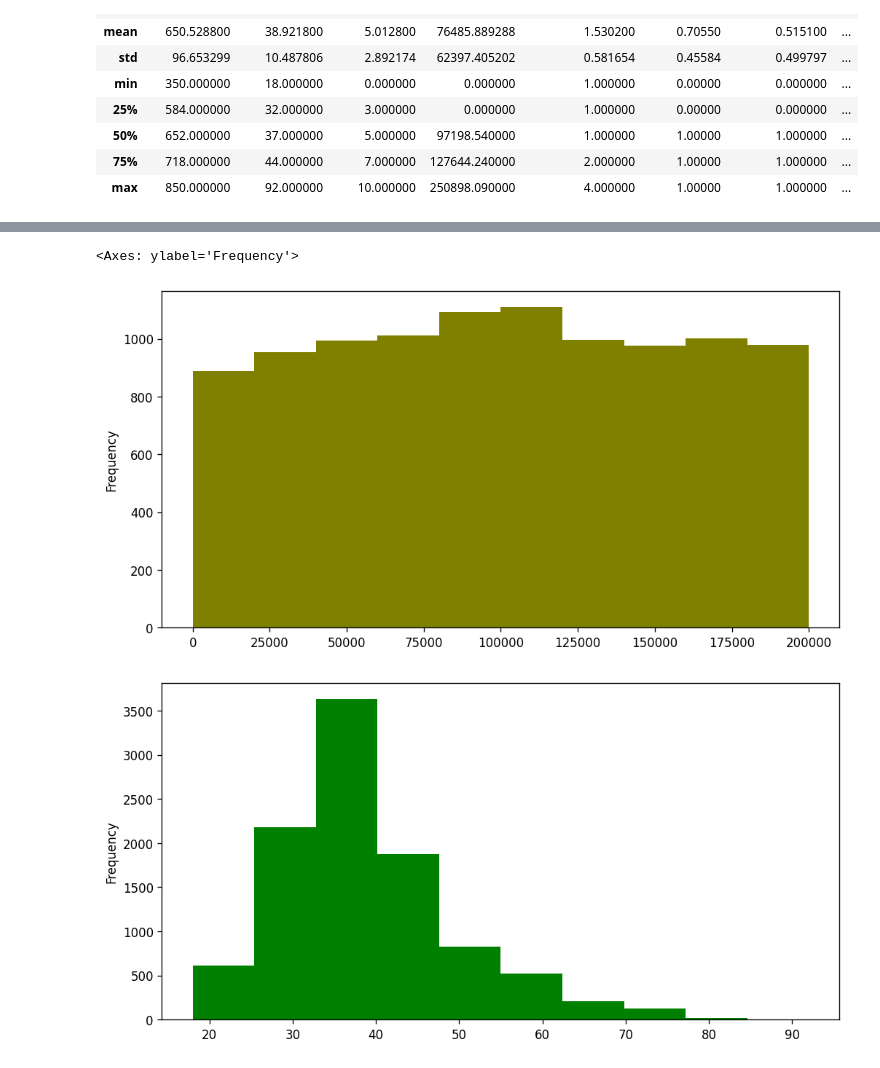
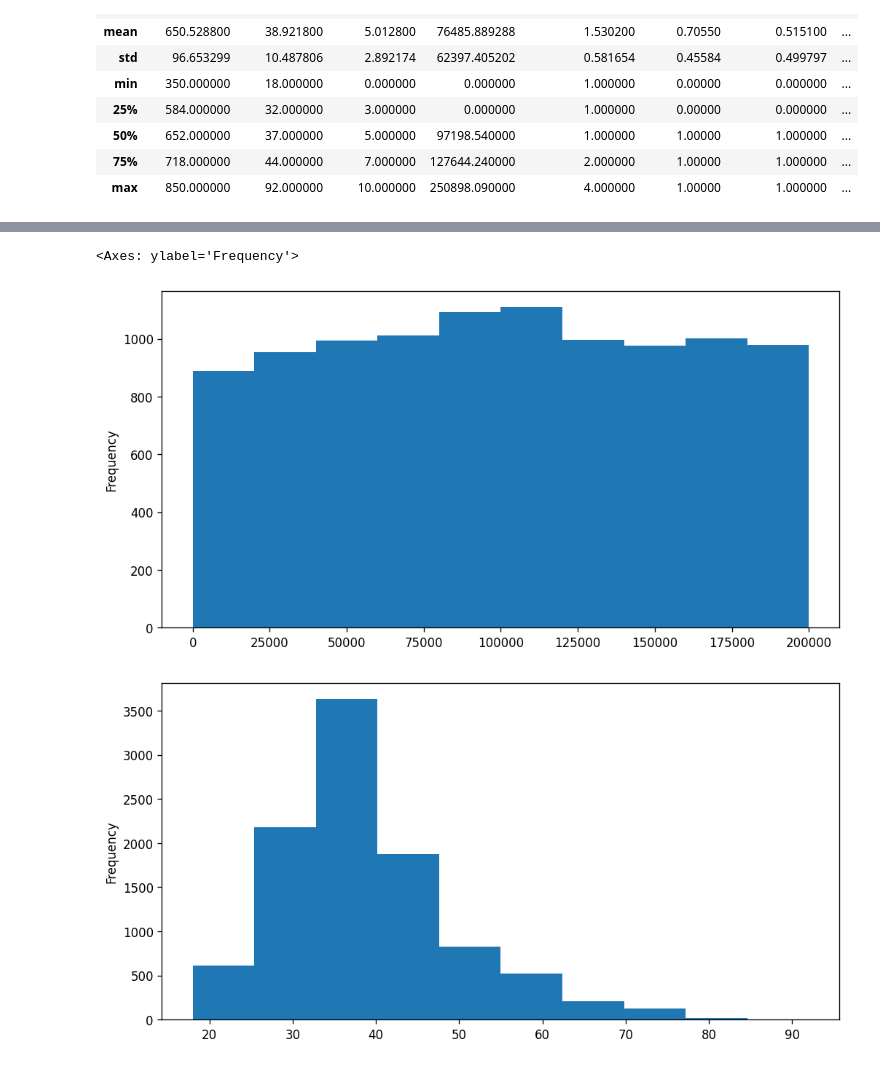
Before and after one commit to tnsonlahh/-DSEB-64A-Group-10_Customer-Churn-Prediction-, a Jupyter notebook: ChurnOneBank_Data.ipynb, the cells around one changed output, grey strips where cells are left out. Drawn from its saved outputs; the diff is of its cells as text; code cells hidden in the pictures.

```diff
--- a/ChurnOneBank_Data.ipynb
+++ b/ChurnOneBank_Data.ipynb
@@ -256,10 +220,10 @@ sns.heatmap(t, annot = True, cmap = 'Blues')
 # %%
-df['estimated_salary'].plot(kind ='hist', color = 'olive')
+df['estimated_salary'].plot(kind ='hist')
 # %% [output]
 <Axes: ylabel='Frequency'>
-[figure, old version]
+[figure, new version]
 # %%
-df['age'].plot(kind = 'hist', color = 'green');
+df['age'].plot(kind = 'hist');
 # %% [output]
-[figure, old version]
+[figure, new version]
 # %%
```
Also changed, not shown: parts of 29 cells of this notebook, 1 other file.
